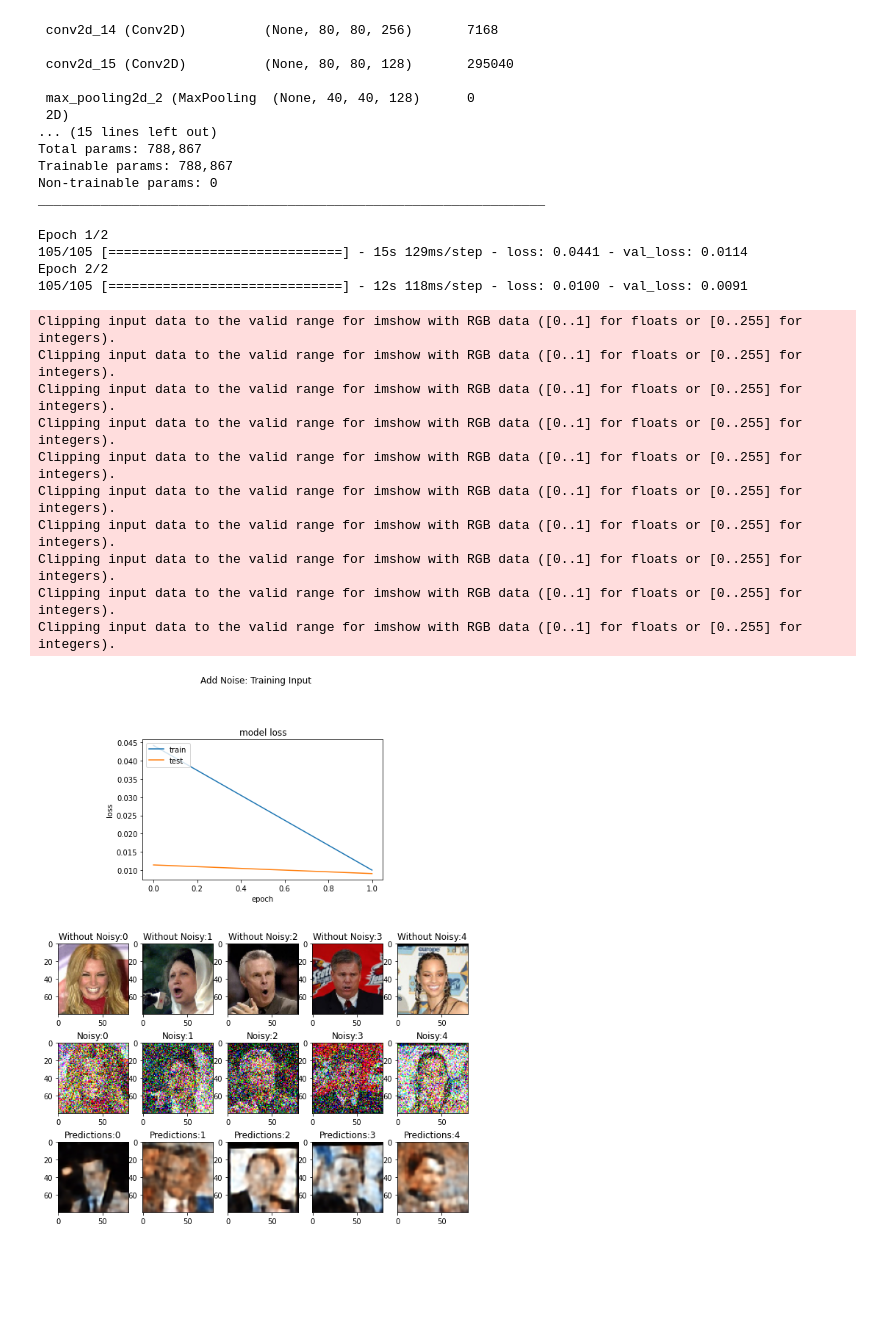
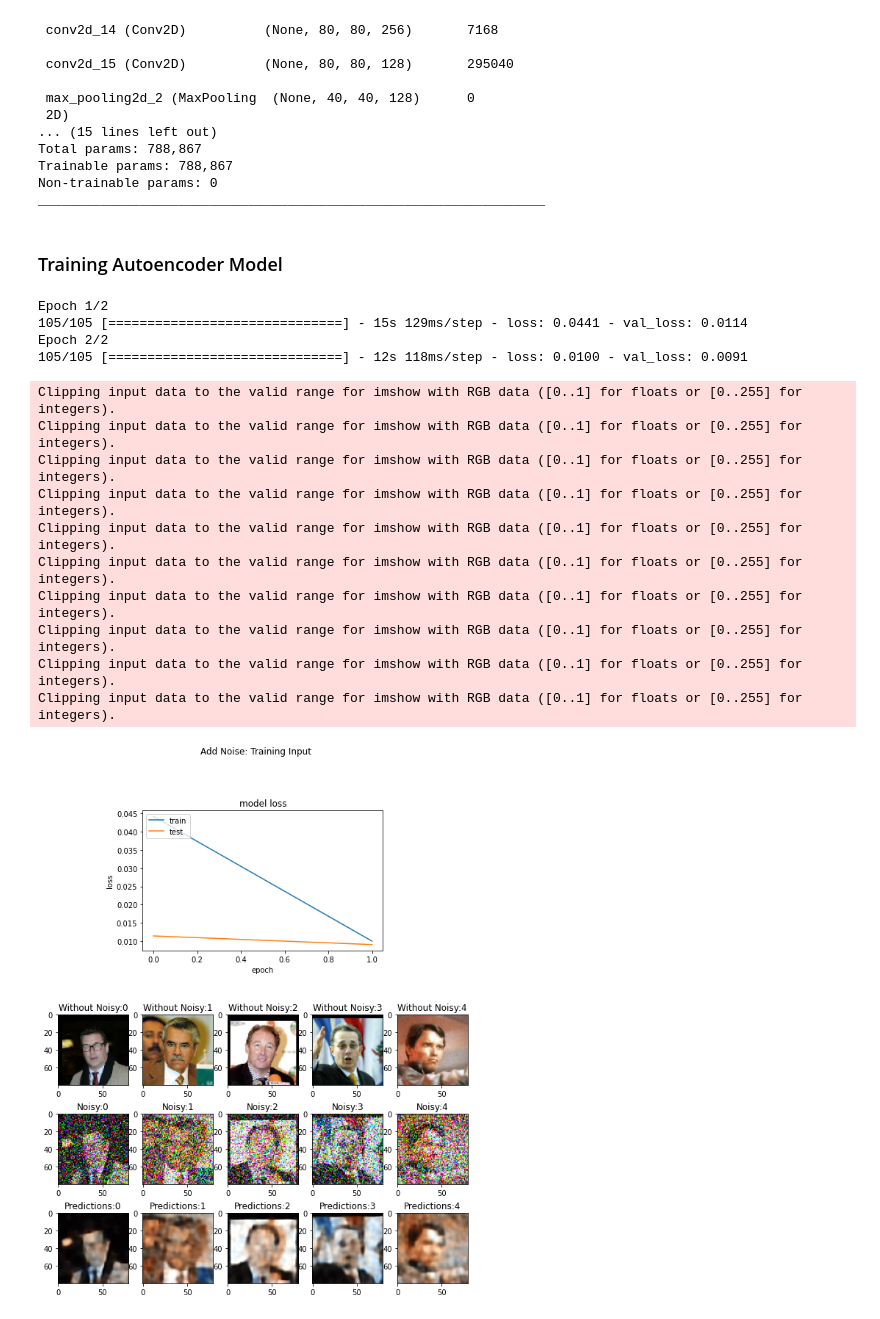
Before and after one commit to songvut365/image-processing, a Jupyter notebook: Activity5.ipynb, the cells around one changed output. Cells and saved outputs as stored; diff of their text form; code cells hidden in the pictures; blank space fills up the shorter version.

```diff
--- a/Activity5.ipynb
+++ b/Activity5.ipynb
@@ -123,6 +139,8 @@ Total params: 788,867
 Trainable params: 788,867
 Non-trainable params: 0
 _________________________________________________________________
+# %% [markdown]
+### Training Autoencoder Model
 # %%
 #1. Training Parameter
 epoch = 2
@@ -163,33 +181,33 @@ plt.xlabel('epoch')
 plt.legend(['train', 'test'], loc='upper left')
 
 #x value
 for i in range(5):
     fig.add_subplot(rows, columns, 10+i+1)
-    plt.imshow(val_x[i])
+    plt.imshow(test_x[i])
     plt.title('Without Noisy:'+ str(i))
 
 #x value noisy
 for i in range(5):
     fig.add_subplot(rows, columns, 16+i)
-    plt.imshow(x_val_noisy[i])
+    plt.imshow(x_test_noisy[i])
     plt.title('Noisy:'+ str(i))
 
 #predictions
 for i in range(5):
     fig.add_subplot(rows, columns, 21+i)
     plt.imshow(predictions[i])
     plt.title('Predictions:'+ str(i))
 
 plt.show()
 # %% [output]
 Clipping input data to the valid range for imshow with RGB data ([0..1] for floats or [0..255] for integers).
 Clipping input data to the valid range for imshow with RGB data ([0..1] for floats or [0..255] for integers).
 Clipping input data to the valid range for imshow with RGB data ([0..1] for floats or [0..255] for integers).
 Clipping input data to the valid range for imshow with RGB data ([0..1] for floats or [0..255] for integers).
 Clipping input data to the valid range for imshow with RGB data ([0..1] for floats or [0..255] for integers).
 Clipping input data to the valid range for imshow with RGB data ([0..1] for floats or [0..255] for integers).
 Clipping input data to the valid range for imshow with RGB data ([0..1] for floats or [0..255] for integers).
 Clipping input data to the valid range for imshow with RGB data ([0..1] for floats or [0..255] for integers).
 Clipping input data to the valid range for imshow with RGB data ([0..1] for floats or [0..255] for integers).
 Clipping input data to the valid range for imshow with RGB data ([0..1] for floats or [0..255] for integers).
-[figure, old version]
+[figure, new version]
```
Also changed, not shown: parts of 8 cells of this notebook.
